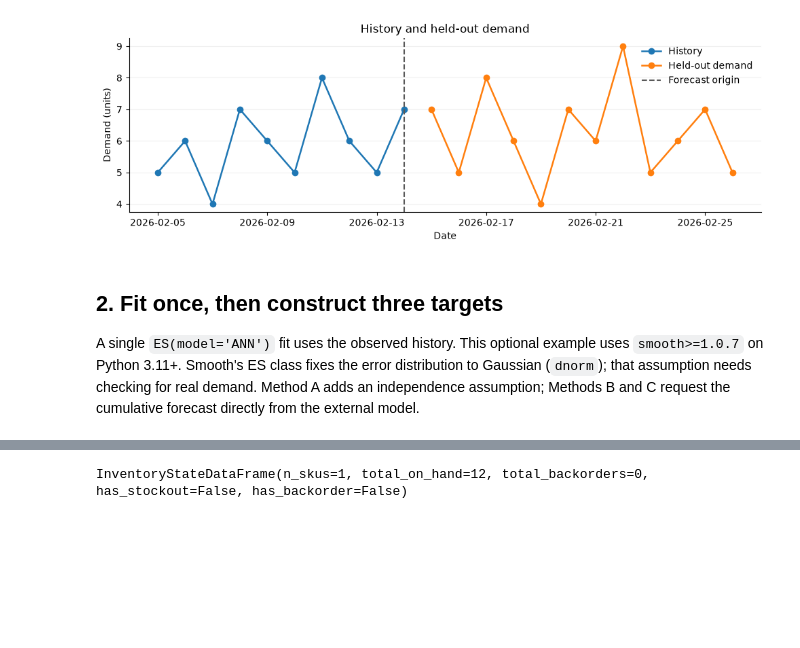
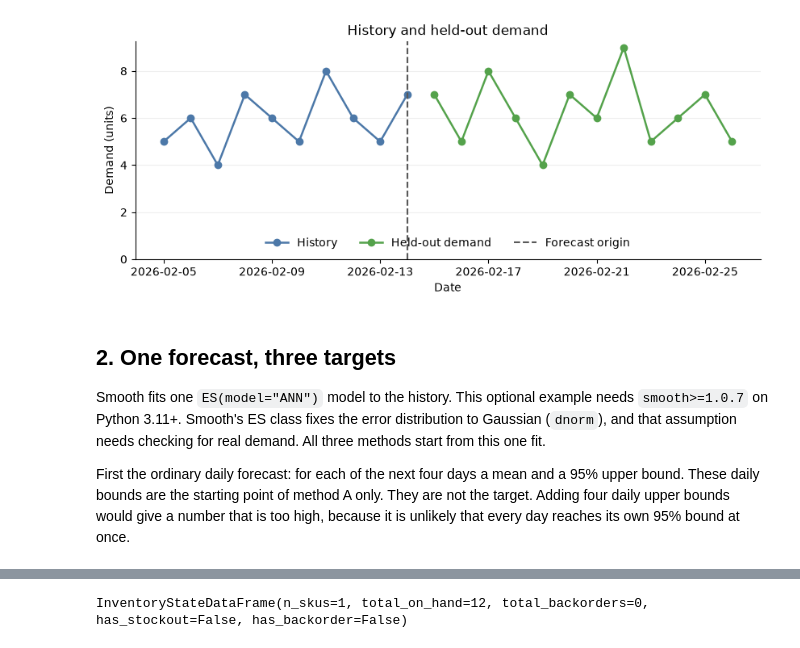
Before and after one commit to FilTheo/stockcast, a Jupyter notebook: examples/notebooks/04e_cumulative_target_methods.ipynb, the cells around one changed output, grey strips where cells are left out. Saved outputs shown, nothing was run; the diff lists cells and outputs as text; code cells hidden in the pictures; blank space fills up the shorter version.

```diff
--- a/examples/notebooks/04e_cumulative_target_methods.ipynb
+++ b/examples/notebooks/04e_cumulative_target_methods.ipynb
@@ -92,19 +61,45 @@ holdout
 # %%
+import matplotlib.pyplot as plt
+
+HISTORY_COLOR = "#4C78A8"
+HOLDOUT_COLOR = "#54A24B"
+
+
+def style_axis(ax):
+    ax.set_ylim(bottom=0)
+    ax.grid(axis="y", alpha=0.2)
+    ax.spines[["top", "right"]].set_visible(False)
+
+
 # Plot the data boundary before fitting the forecasting model.
 fig, ax = plt.subplots(figsize=(10, 3.5))
-ax.plot(history['date'], history['y'], marker='o', linewidth=1.8, label='History')
-ax.plot(holdout['date'], holdout['y'], marker='o', linewidth=1.8, label='Held-out demand')
-ax.axvline(forecast_origin, color='0.35', linestyle='--', label='Forecast origin')
-ax.set(title='History and held-out demand', xlabel='Date', ylabel='Demand (units)')
-ax.legend(frameon=False)
-ax.grid(axis='y', alpha=0.2)
-ax.spines[['top', 'right']].set_visible(False)
-fig.tight_layout()
+ax.plot(
+    history["date"],
+    history["y"],
+    marker="o",
+    linewidth=1.8,
+    color=HISTORY_COLOR,
+    label="History",
+)
+ax.plot(
+    holdout["date"],
+    holdout["y"],
+    marker="o",
+    linewidth=1.8,
+    color=HOLDOUT_COLOR,
+    label="Held-out demand",
+)
+ax.axvline(forecast_origin, color="0.35", linestyle="--", label="Forecast origin")
+ax.set(title="History and held-out demand", xlabel="Date", ylabel="Demand (units)")
+ax.legend(frameon=False, loc="lower center", ncol=3)
+style_axis(ax)
 plt.show()
 # %% [output]
-[figure, old version]
+[figure, new version]
 # %% [markdown]
-## 2. Fit once, then construct three targets
+## 2. One forecast, three targets
 
-A single `ES(model='ANN')` fit uses the observed history. This optional example uses `smooth>=1.0.7` on Python 3.11+. Smooth's ES class fixes the error distribution to Gaussian (`dnorm`); that assumption needs checking for real demand. Method A adds an independence assumption; Methods B and C request the cumulative forecast directly from the external model.
+Smooth fits one `ES(model="ANN")` model to the history. This optional example needs `smooth>=1.0.7` on Python 3.11+. Smooth's ES class fixes the error distribution to Gaussian (`dnorm`), and that assumption needs checking for real demand. All three methods start from this one fit.
+
+First the ordinary daily forecast: for each of the next four days a mean and a 95% upper bound. These daily bounds are the starting point of method A only. They are not the target. Adding four daily upper bounds would give a number that is too high, because it is unlikely that every day reaches its own 95% bound at once.
 # %%
```
Also changed, not shown: parts of 30 cells of this notebook.
